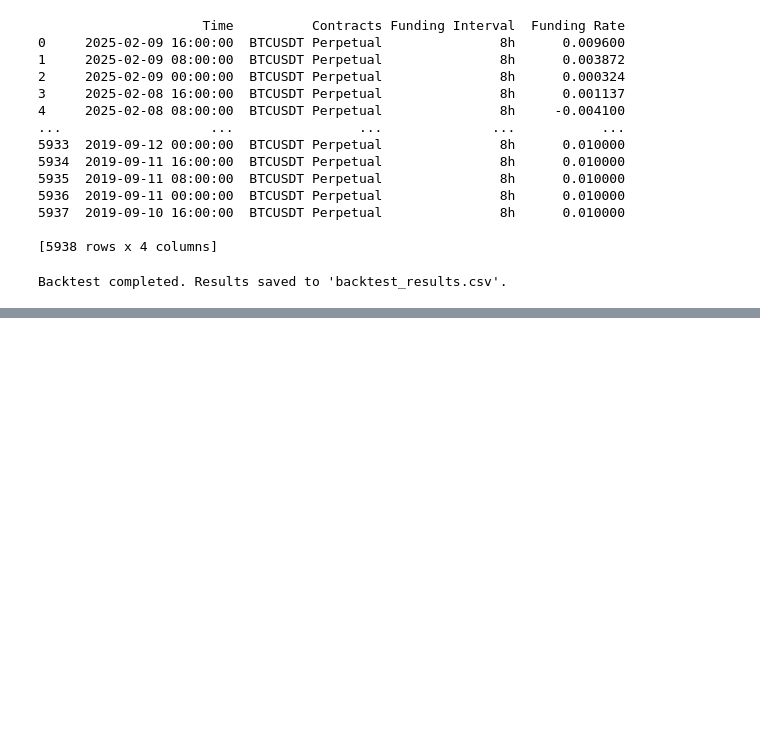
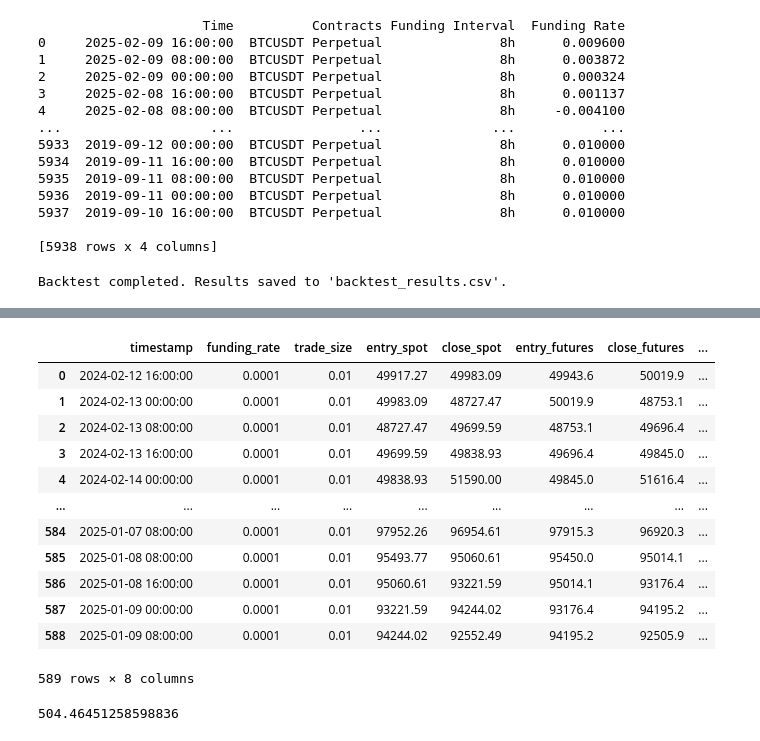
Before and after one commit to Lim-Rong-Jun/Btech-Trading-Bot, a Jupyter notebook: Arbitrage/arbi_trading_bot.ipynb, the cells around one changed output, grey strips where cells are left out. Cells and saved outputs as stored; diff of their text form; code cells hidden in the pictures; blank space fills up the shorter version.

Commit message:
funding arbitrage bot

```diff
--- a/Arbitrage/arbi_trading_bot.ipynb
+++ b/Arbitrage/arbi_trading_bot.ipynb
@@ -639,0 +983,23 @@ Backtest completed. Results saved to 'backtest_results.csv'.
+# %%
+result_df = pd.read_csv("funding_arbitrage_results.csv")
+# %%
+result_df
+# %% [output]
+|  | timestamp | funding_rate | trade_size | entry_spot | close_spot | entry_futures | close_futures | ... |
+| 0 | 2024-02-12 16:00:00 | 0.0001 | 0.01 | 49917.27 | 49983.09 | 49943.6 | 50019.9 | ... |
+| 1 | 2024-02-13 00:00:00 | 0.0001 | 0.01 | 49983.09 | 48727.47 | 50019.9 | 48753.1 | ... |
+| 2 | 2024-02-13 08:00:00 | 0.0001 | 0.01 | 48727.47 | 49699.59 | 48753.1 | 49696.4 | ... |
+| 3 | 2024-02-13 16:00:00 | 0.0001 | 0.01 | 49699.59 | 49838.93 | 49696.4 | 49845.0 | ... |
+| 4 | 2024-02-14 00:00:00 | 0.0001 | 0.01 | 49838.93 | 51590.00 | 49845.0 | 51616.4 | ... |
+| ... | ... | ... | ... | ... | ... | ... | ... | ... |
+| 584 | 2025-01-07 08:00:00 | 0.0001 | 0.01 | 97952.26 | 96954.61 | 97915.3 | 96920.3 | ... |
+| 585 | 2025-01-08 08:00:00 | 0.0001 | 0.01 | 95493.77 | 95060.61 | 95450.0 | 95014.1 | ... |
+| 586 | 2025-01-08 16:00:00 | 0.0001 | 0.01 | 95060.61 | 93221.59 | 95014.1 | 93176.4 | ... |
+| 587 | 2025-01-09 00:00:00 | 0.0001 | 0.01 | 93221.59 | 94244.02 | 93176.4 | 94195.2 | ... |
+| 588 | 2025-01-09 08:00:00 | 0.0001 | 0.01 | 94244.02 | 92552.49 | 94195.2 | 92505.9 | ... |
+589 rows × 8 columns
+# %%
+
+print(result_df['total_profit'].sum())
+# %% [output]
+504.46451258598836
```
Also changed, not shown: parts of 12 cells of this notebook, 4 other files.
